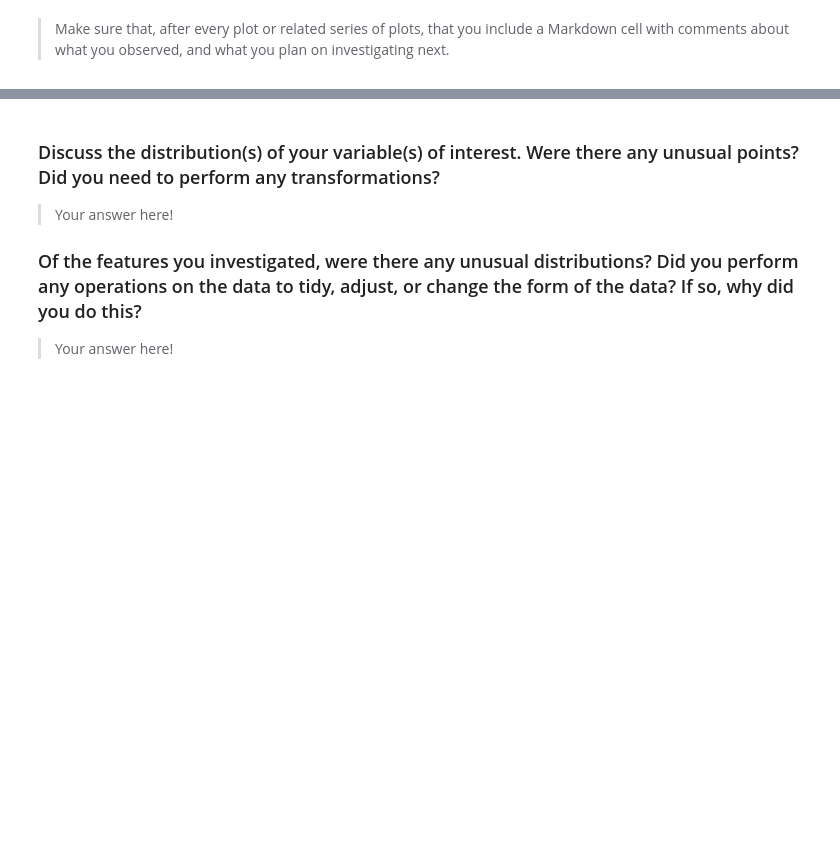
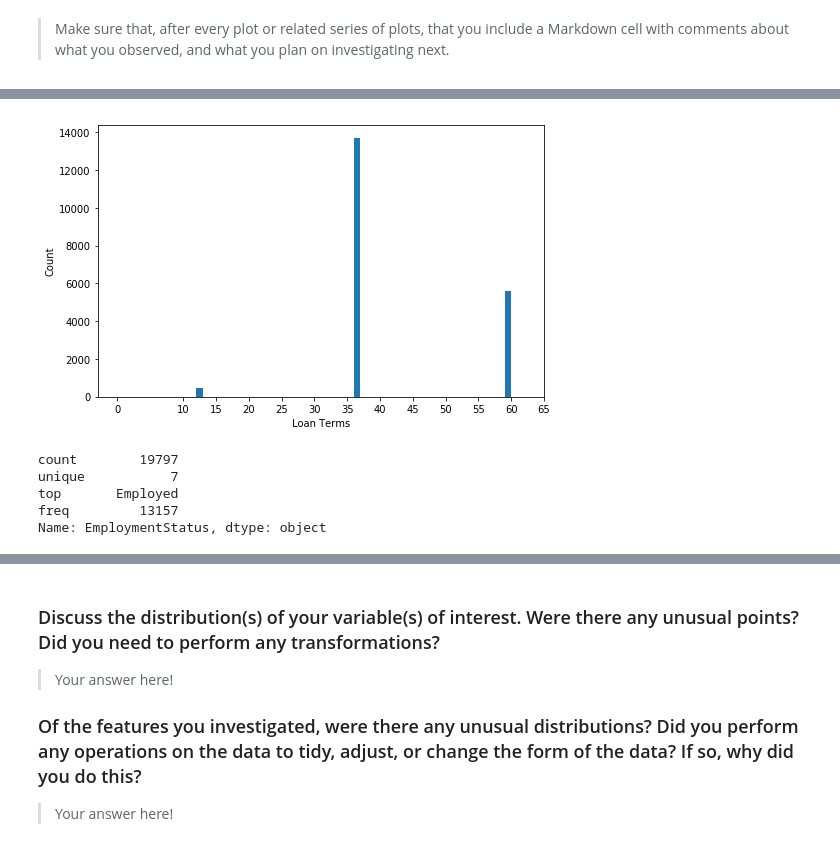
Before and after one commit to JannisMueller/Exploration-Loan-Data-from-Prosper, a Jupyter notebook: Exploration Loan Data from Prosper.ipynb, the cells around one changed output, grey strips where cells are left out. Drawn from its saved outputs; the diff is of its cells as text; code cells hidden in the pictures; blank space fills up the shorter version.

Commit message:
upload of dataset as CSV and further investigation of variables

```diff
--- a/Exploration Loan Data from Prosper.ipynb
+++ b/Exploration Loan Data from Prosper.ipynb
@@ -203,0 +212,22 @@ plt.show()
+# %%
+# plotting Term (The length of the loan expressed in months)
+binsize = 1
+bins = np.arange(0, loan_data_clean.Term.max()+binsize, binsize)
+
+plt.figure(figsize=[8, 5])
+plt.hist(data = loan_data_clean, x = 'Term', bins = bins)
+plt.xlabel('Loan Terms')
+plt.ylabel('Count')
+plt.xticks([0,10,15,20,25,30,35,40,45,50,55,60,65])
+plt.show()
+# %% [output]
+[figure, added]
+# %%
+# getting a first overview over the variable EmploymentStatus
+loan_data_clean.EmploymentStatus.describe()
+# %% [output]
+count        19797
+unique           7
+top       Employed
+freq         13157
+Name: EmploymentStatus, dtype: object
```
Also changed, not shown: parts of 31 cells of this notebook, 2 other files.
